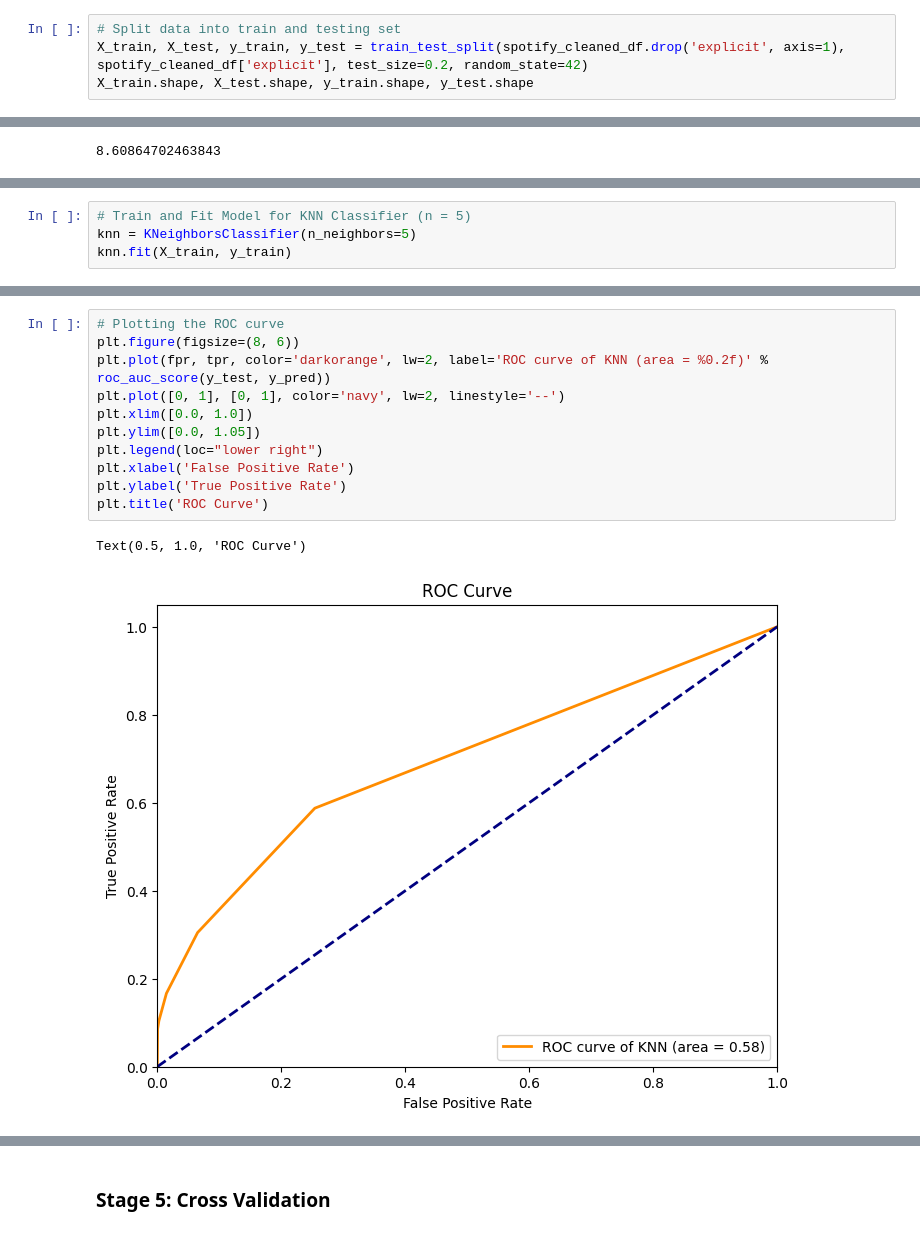
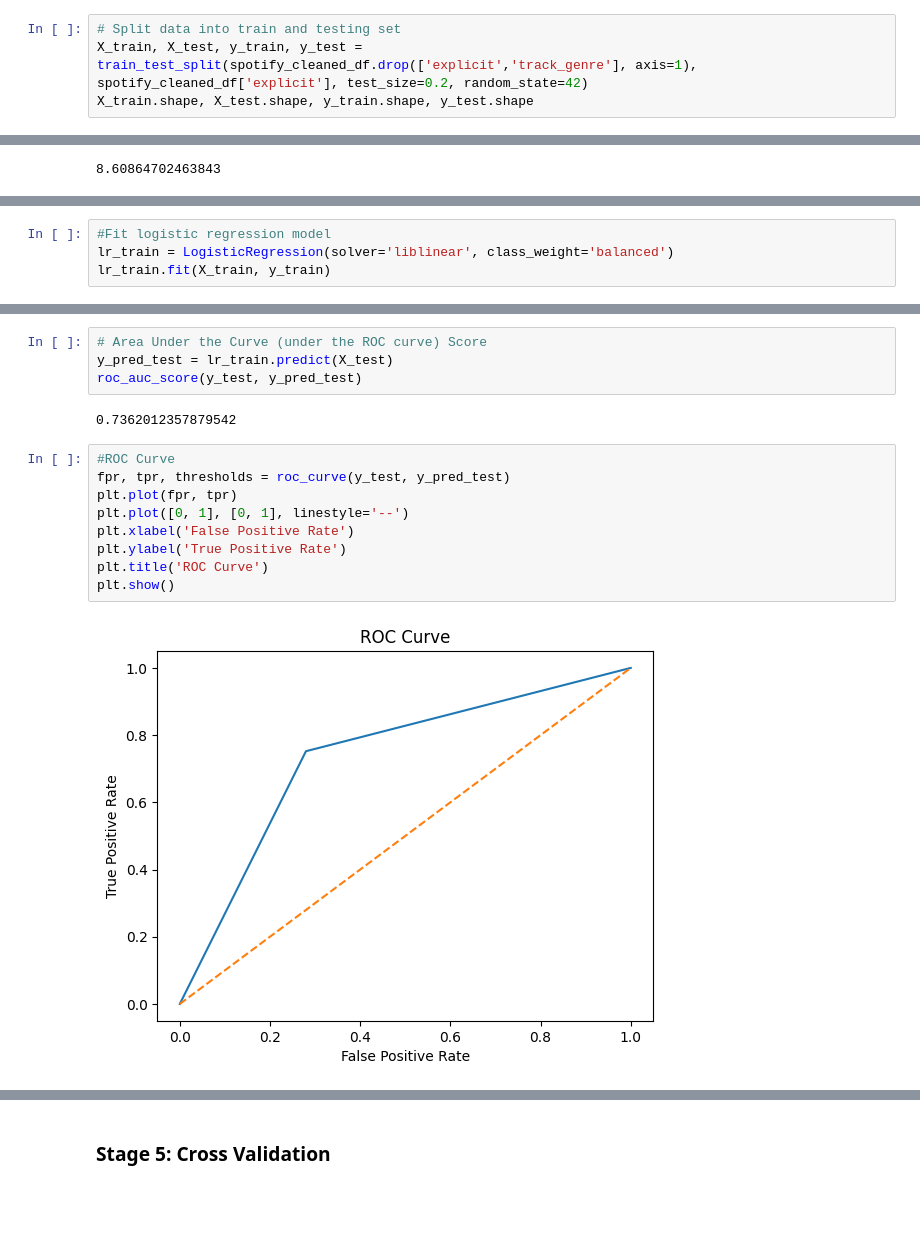
Before and after one commit to rghosh1353/spotify_genre_proj, a Jupyter notebook: Main.ipynb, the cells around one changed output, grey strips where cells are left out. Saved outputs shown, nothing was run; the diff lists cells and outputs as text; blank space fills up the shorter version.

```diff
--- a/Main.ipynb
+++ b/Main.ipynb
@@ -343,7 +358,7 @@ plt.show()
 ### Stage 3: Logistic Regression
 # %%
 # Split data into train and testing set
-X_train, X_test, y_train, y_test = train_test_split(spotify_cleaned_df.drop('explicit', axis=1), spotify_cleaned_df['explicit'], test_size=0.2, random_state=42)
+X_train, X_test, y_train, y_test = train_test_split(spotify_cleaned_df.drop(['explicit','track_genre'], axis=1), spotify_cleaned_df['explicit'], test_size=0.2, random_state=42)
 X_train.shape, X_test.shape, y_train.shape, y_test.shape
 # %% [output]
 ((91199, 14), (22800, 14), (91199,), (22800,))
@@ -375,4 +387,0 @@ dtype: int64
-# %%
-# Train and Fit Model for KNN Classifier (n = 5)
-knn = KNeighborsClassifier(n_neighbors=5)
-knn.fit(X_train, y_train)
@@ -397,0 +388,4 @@ Prediction Accuracy: 0.931117665763879
+# %%
+#Fit logistic regression model
+lr_train = LogisticRegression(solver='liblinear', class_weight='balanced')
+lr_train.fit(X_train, y_train)
@@ -439,14 +473,17 @@ fpr, tpr, thresholds = roc_curve(y_test, y_pred_proba)
+# %%
+# Area Under the Curve (under the ROC curve) Score
+y_pred_test = lr_train.predict(X_test)
+roc_auc_score(y_test, y_pred_test)
+# %% [output]
+0.7362012357879542
 # %%
-# Plotting the ROC curve
-plt.figure(figsize=(8, 6))
-plt.plot(fpr, tpr, color='darkorange', lw=2, label='ROC curve of KNN (area = %0.2f)' % roc_auc_score(y_test, y_pred))
-plt.plot([0, 1], [0, 1], color='navy', lw=2, linestyle='--')
-plt.xlim([0.0, 1.0])
-plt.ylim([0.0, 1.05])
-plt.legend(loc="lower right")
+#ROC Curve
+fpr, tpr, thresholds = roc_curve(y_test, y_pred_test)
+plt.plot(fpr, tpr)
+plt.plot([0, 1], [0, 1], linestyle='--')
 plt.xlabel('False Positive Rate')
 plt.ylabel('True Positive Rate')
 plt.title('ROC Curve')
+plt.show()
 # %% [output]
-Text(0.5, 1.0, 'ROC Curve')
-[figure, old version]
+[figure, new version]
```
Also changed, not shown: parts of 28 cells of this notebook.
